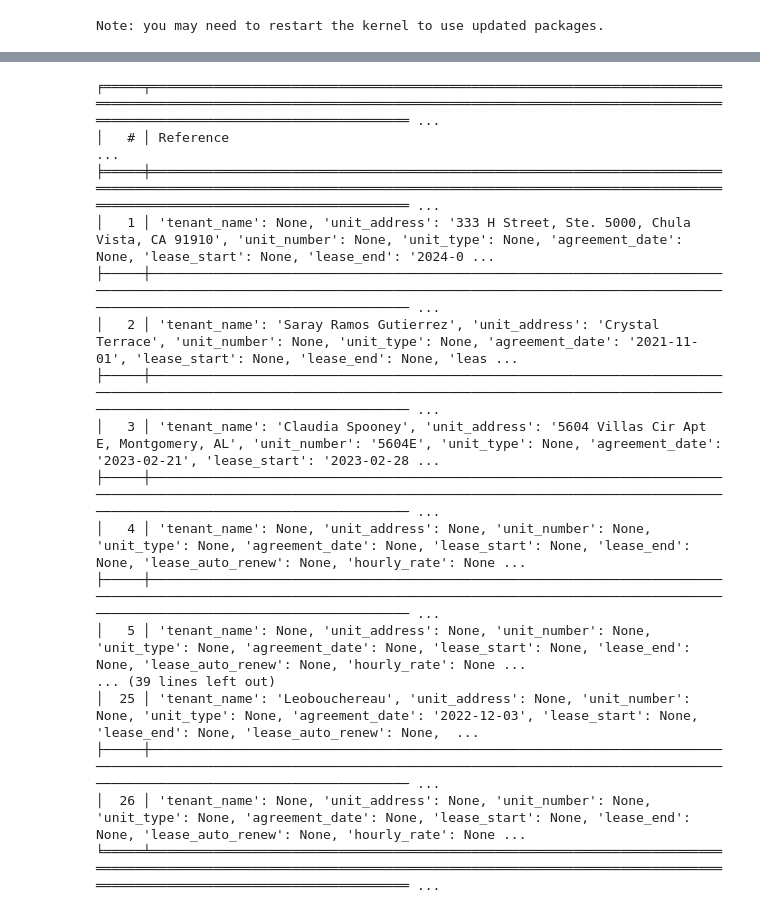
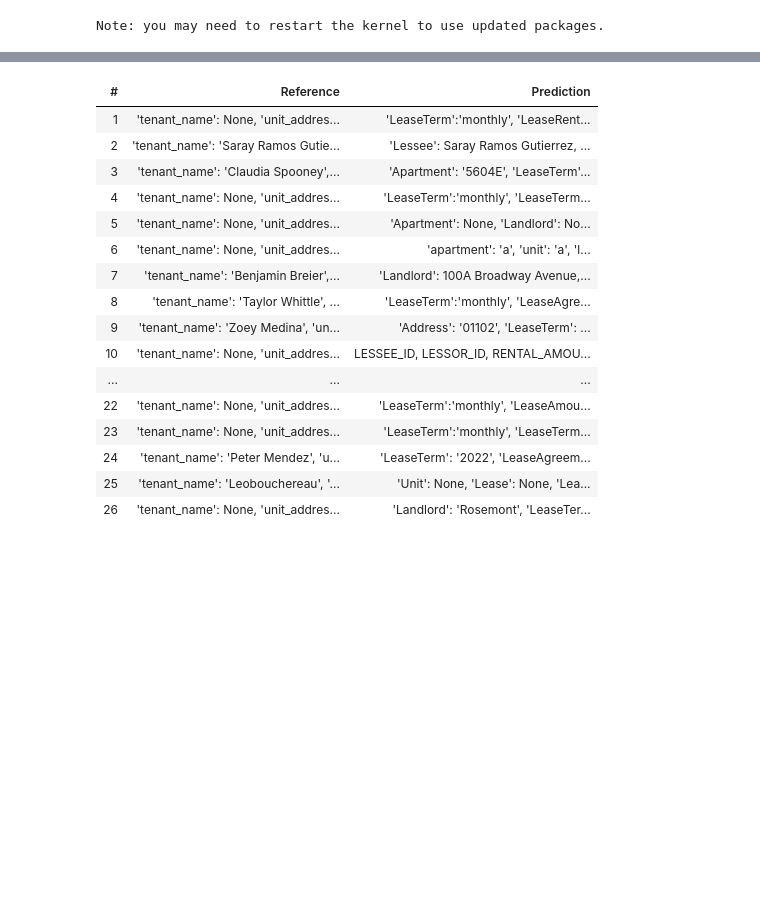
Before and after one commit to aryaniyaps-velociusai/leaseaudit-model-training, a Jupyter notebook: lease_agreement_extraction/finetune_flan_t5_xl_qlora.ipynb, the cells around one changed output, grey strips where cells are left out. Cells and saved outputs as stored; diff of their text form; code cells hidden in the pictures; blank space fills up the shorter version.

Commit message:
update table view

```diff
--- a/lease_agreement_extraction/finetune_flan_t5_xl_qlora.ipynb
+++ b/lease_agreement_extraction/finetune_flan_t5_xl_qlora.ipynb
@@ -329,7 +329,7 @@ sample = test_dataset[randrange(len(test_dataset))]
 
 input_ids = tokenizer(prompt_template.format(extracted_text=sample["extracted_text"], extraction_json_schema=extraction_json_schema), return_tensors="pt", truncation=True).input_ids.cuda()
 with torch.inference_mode():
-    outputs = finetuned_model.generate(input_ids=input_ids, max_new_tokens=512, do_sample=True)
+    outputs = finetuned_model.generate(input_ids=input_ids, max_new_tokens=512)
 print(f"input OCR TEXT: {sample['extracted_text'][-75:]}\n{'---'* 20}")
 
 print(f"Extracted data:\n{tokenizer.batch_decode(outputs.detach().cpu().numpy(), skip_special_tokens=True)[0]}")
@@ -353,17 +356,13 @@ To disable this warning, you can either:
         - Explicitly set the environment variable TOKENIZERS_PARALLELISM=(true | false)
 Note: you may need to restart the kernel to use updated packages.
 # %%
-import evaluate
 from tqdm import tqdm
-
-# Metrics
-f1_metric = evaluate.load("f1")
-exact_match_metric = evaluate.load("accuracy")
 
 def evaluate_peft_model(sample, max_target_length=512):
     # Generate extracted data
     input_ids = torch.tensor(sample["input_ids"]).unsqueeze(0).cuda()
-    outputs = model.generate(input_ids=input_ids, do_sample=True, max_new_tokens=max_target_length)
+    with torch.inference_mode():
+        outputs = model.generate(input_ids=input_ids, max_new_tokens=max_target_length)
     prediction = tokenizer.decode(outputs[0].detach().cpu().numpy(), skip_special_tokens=True)
 
     # Decode eval sample
@@ -385,33 +379,33 @@ Input references: [["'", 't', 'e', 'n', 'a', 'n', 't', '_', 'n', 'a', 'm', 'e',
 # %%
 from tabulate import tabulate
 
 # Prepare data for tabulation
 table_data = []
 for i, (pred, ref) in enumerate(zip(predictions, references), 1):
     table_data.append([i, ref, pred])
 
 # Define table headers
 headers = ["#", "Reference", "Prediction"]
 
 # Display the table
-print(tabulate(table_data, headers=headers, tablefmt="fancy_grid", showindex=False))
+tabulate(table_data, headers=headers, tablefmt="html", showindex=False)
 # %% [output]
-╒═════╤═════════════════════════════════════════════════════════════════════════════════════════════════════════════════════════════════════════════════════════════════════════════════════════════════ ...
-│   # │ Reference                                                                                                                                                                                        ...
-╞═════╪═════════════════════════════════════════════════════════════════════════════════════════════════════════════════════════════════════════════════════════════════════════════════════════════════ ...
-│   1 │ 'tenant_name': None, 'unit_address': '333 H Street, Ste. 5000, Chula Vista, CA 91910', 'unit_number': None, 'unit_type': None, 'agreement_date': None, 'lease_start': None, 'lease_end': '2024-0 ...
-├─────┼───────────────────────────────────────────────────────────────────────────────────────────────────────────────────────────────────────────────────────────────────────────────────────────────── ...
-│   2 │ 'tenant_name': 'Saray Ramos Gutierrez', 'unit_address': 'Crystal Terrace', 'unit_number': None, 'unit_type': None, 'agreement_date': '2021-11-01', 'lease_start': None, 'lease_end': None, 'leas ...
-├─────┼───────────────────────────────────────────────────────────────────────────────────────────────────────────────────────────────────────────────────────────────────────────────────────────────── ...
-│   3 │ 'tenant_name': 'Claudia Spooney', 'unit_address': '5604 Villas Cir Apt E, Montgomery, AL', 'unit_number': '5604E', 'unit_type': None, 'agreement_date': '2023-02-21', 'lease_start': '2023-02-28 ...
-├─────┼───────────────────────────────────────────────────────────────────────────────────────────────────────────────────────────────────────────────────────────────────────────────────────────────── ...
-│   4 │ 'tenant_name': None, 'unit_address': None, 'unit_number': None, 'unit_type': None, 'agreement_date': None, 'lease_start': None, 'lease_end': None, 'lease_auto_renew': None, 'hourly_rate': None ...
-├─────┼───────────────────────────────────────────────────────────────────────────────────────────────────────────────────────────────────────────────────────────────────────────────────────────────── ...
-│   5 │ 'tenant_name': None, 'unit_address': None, 'unit_number': None, 'unit_type': None, 'agreement_date': None, 'lease_start': None, 'lease_end': None, 'lease_auto_renew': None, 'hourly_rate': None ...
-... (39 lines left out)
-│  25 │ 'tenant_name': 'Leobouchereau', 'unit_address': None, 'unit_number': None, 'unit_type': None, 'agreement_date': '2022-12-03', 'lease_start': None, 'lease_end': None, 'lease_auto_renew': None,  ...
-├─────┼───────────────────────────────────────────────────────────────────────────────────────────────────────────────────────────────────────────────────────────────────────────────────────────────── ...
-│  26 │ 'tenant_name': None, 'unit_address': None, 'unit_number': None, 'unit_type': None, 'agreement_date': None, 'lease_start': None, 'lease_end': None, 'lease_auto_renew': None, 'hourly_rate': None ...
-╘═════╧═════════════════════════════════════════════════════════════════════════════════════════════════════════════════════════════════════════════════════════════════════════════════════════════════ ...
+| # | Reference | Prediction |
+| 1 | 'tenant_name': None, 'unit_addres... | 'LeaseTerm':'monthly', 'LeaseRent... |
+| 2 | 'tenant_name': 'Saray Ramos Gutie... | 'Lessee': Saray Ramos Gutierrez, ... |
+| 3 | 'tenant_name': 'Claudia Spooney',... | 'Apartment': '5604E', 'LeaseTerm'... |
+| 4 | 'tenant_name': None, 'unit_addres... | 'LeaseTerm':'monthly', 'LeaseTerm... |
+| 5 | 'tenant_name': None, 'unit_addres... | 'Apartment': None, 'Landlord': No... |
+| 6 | 'tenant_name': None, 'unit_addres... | 'apartment': 'a', 'unit': 'a', 'l... |
+| 7 | 'tenant_name': 'Benjamin Breier',... | 'Landlord': 100A Broadway Avenue,... |
+| 8 | 'tenant_name': 'Taylor Whittle', ... | 'LeaseTerm':'monthly', 'LeaseAgre... |
+| 9 | 'tenant_name': 'Zoey Medina', 'un... | 'Address': '01102', 'LeaseTerm': ... |
+| 10 | 'tenant_name': None, 'unit_addres... | LESSEE_ID, LESSOR_ID, RENTAL_AMOU... |
+| ... | ... | ... |
+| 22 | 'tenant_name': None, 'unit_addres... | 'LeaseTerm':'monthly', 'LeaseAmou... |
+| 23 | 'tenant_name': None, 'unit_addres... | 'LeaseTerm':'monthly', 'LeaseTerm... |
+| 24 | 'tenant_name': 'Peter Mendez', 'u... | 'LeaseTerm': '2022', 'LeaseAgreem... |
+| 25 | 'tenant_name': 'Leobouchereau', '... | 'Unit': None, 'Lease': None, 'Lea... |
+| 26 | 'tenant_name': None, 'unit_addres... | 'Landlord': 'Rosemont', 'LeaseTer... |
 # %%
 # TODO: calculate accuracy using metrics
```
Also changed, not shown: parts of 2 cells of this notebook.
